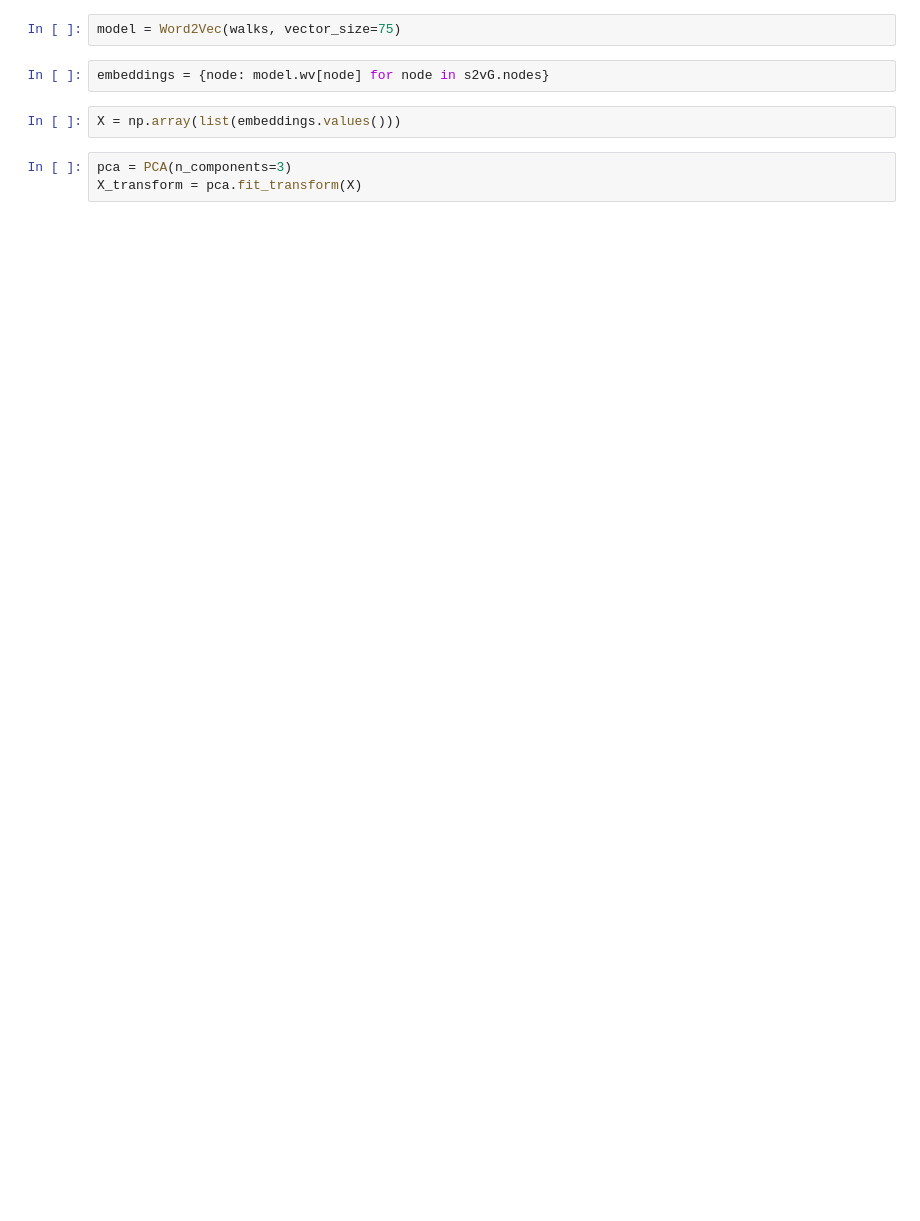
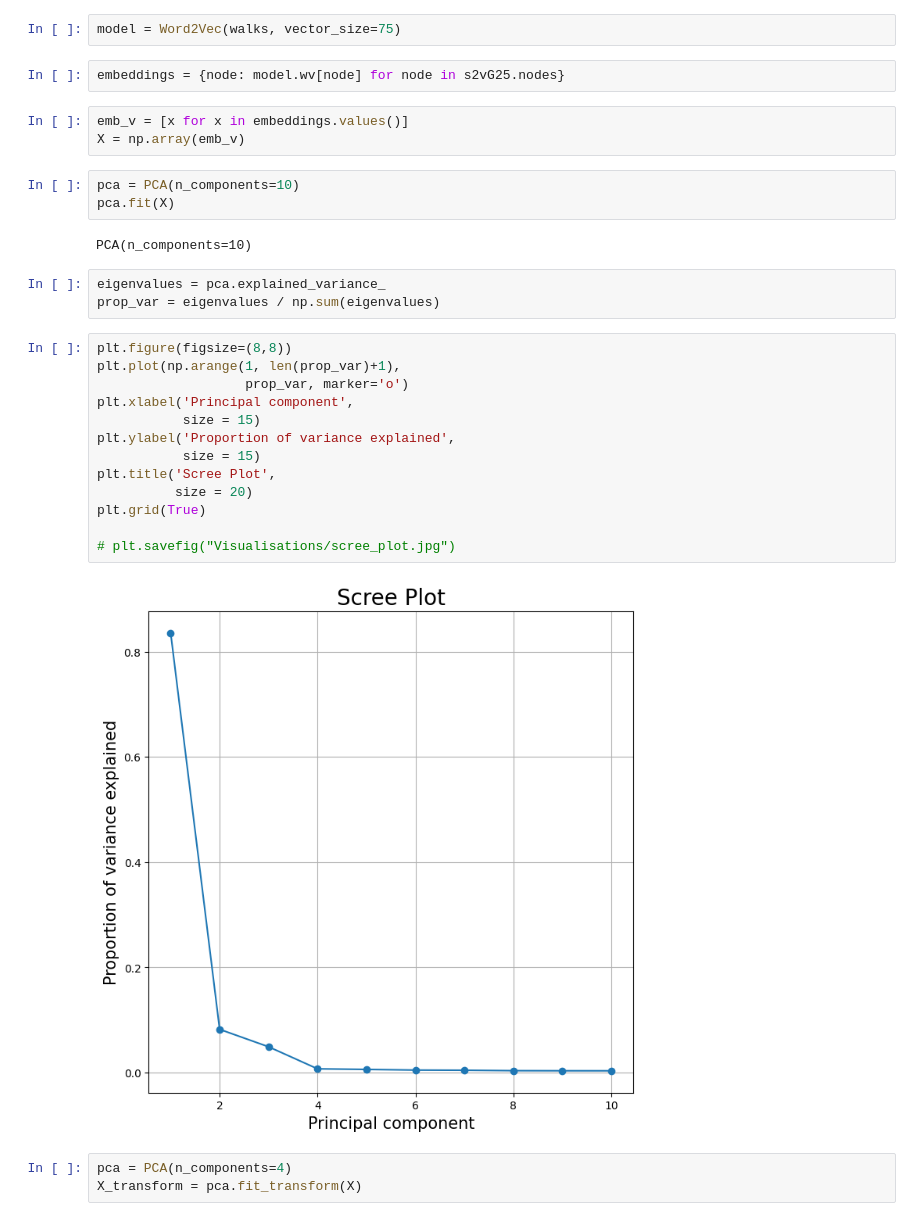
Before and after one commit to Nikolaj90/ImaginoTransference, a Jupyter notebook: struc2vec/directed_test.ipynb, the cells around one changed output. Drawn from its saved outputs; the diff is of its cells as text; blank space fills up the shorter version.

```diff
--- a/struc2vec/directed_test.ipynb
+++ b/struc2vec/directed_test.ipynb
@@ -93,11 +99,35 @@ walks = s2vG.getRandomWalks(number_of_walks = 1000, walk_length=40)
 # %%
 model = Word2Vec(walks, vector_size=75)
 # %%
-embeddings = {node: model.wv[node] for node in s2vG.nodes}
+embeddings = {node: model.wv[node] for node in s2vG25.nodes}
-# %%
-X = np.array(list(embeddings.values()))
+# %%
+emb_v = [x for x in embeddings.values()]
+X = np.array(emb_v)
+# %%
+pca = PCA(n_components=10)
+pca.fit(X)
+# %% [output]
+PCA(n_components=10)
+# %%
+eigenvalues = pca.explained_variance_
+prop_var = eigenvalues / np.sum(eigenvalues)
+# %%
+plt.figure(figsize=(8,8))
+plt.plot(np.arange(1, len(prop_var)+1),
+                   prop_var, marker='o')
+plt.xlabel('Principal component',
+           size = 15)
+plt.ylabel('Proportion of variance explained',
+           size = 15)
+plt.title('Scree Plot',
+          size = 20)
+plt.grid(True)
+
+# plt.savefig("Visualisations/scree_plot.jpg")
+# %% [output]
+[figure, added]
 # %%
-pca = PCA(n_components=3)
+pca = PCA(n_components=4)
 X_transform = pca.fit_transform(X)
 # %%
 node_embeddings = {}
```
Also changed, not shown: parts of 34 cells of this notebook.
